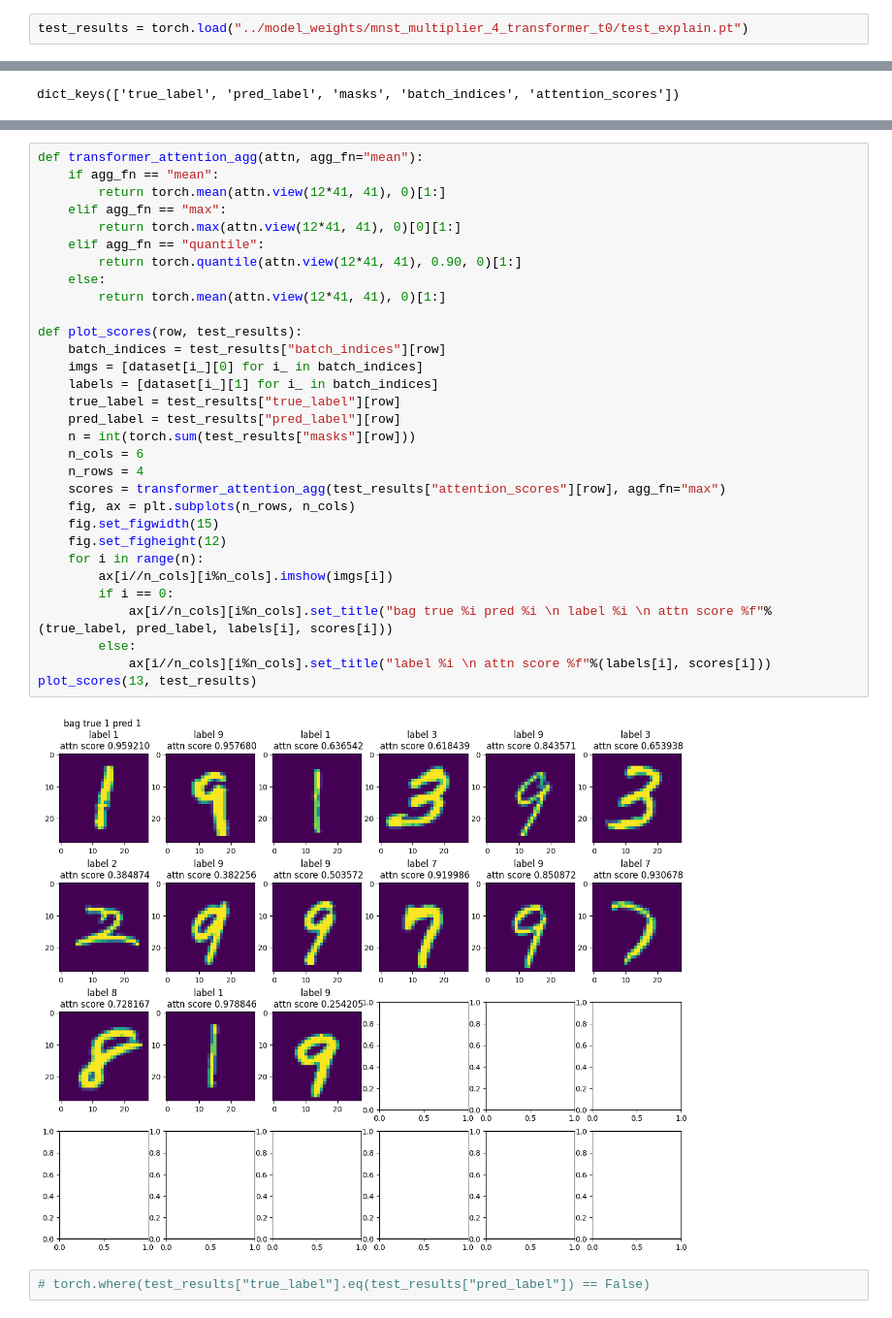
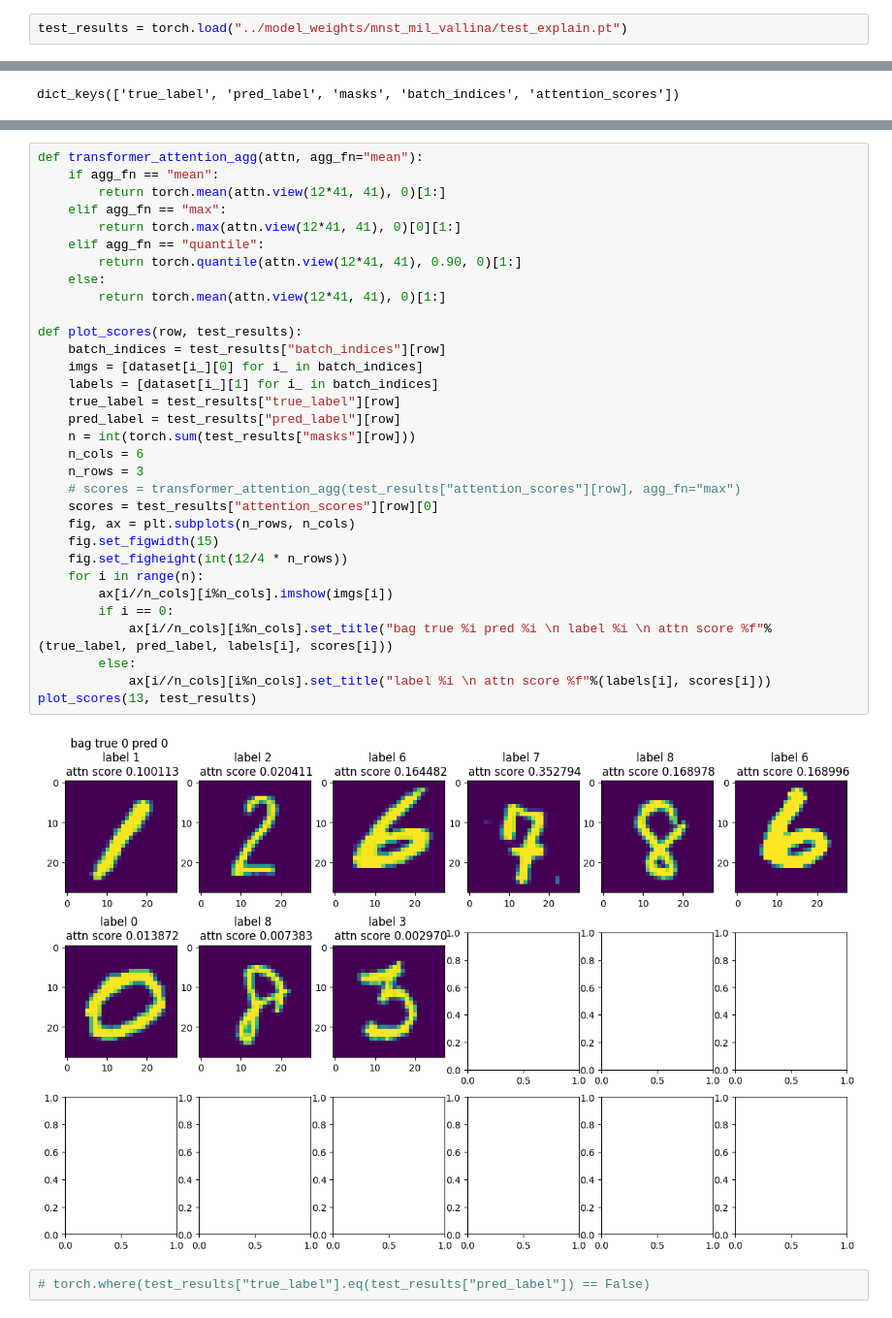
Before and after one commit to HoustonJ2013/transformer-deep-multi-instance-learning, a Jupyter notebook: notebooks/mnst_MIL_model_explaination.ipynb, the cells around one changed output, grey strips where cells are left out. Shown at 97% size. Drawn from its saved outputs; the diff is of its cells as text.

```diff
--- a/notebooks/mnst_MIL_model_explaination.ipynb
+++ b/notebooks/mnst_MIL_model_explaination.ipynb
@@ -13,7 +13,7 @@ dataset = datasets.MNIST('../datasets',
                       download=True,
                       transform=None)
 # %%
-test_results = torch.load("../model_weights/mnst_multiplier_4_transformer_t0/test_explain.pt")
+test_results = torch.load("../model_weights/mnst_mil_vallina/test_explain.pt")
 # %%
 test_results.keys()
 # %% [output]
@@ -36,36 +34,37 @@ tensor([7406, 7057, 6385, 6322, 6758, 6618, 4201, 1044,  656, 7971, 2950, 6301,
 # %%
 def transformer_attention_agg(attn, agg_fn="mean"):
     if agg_fn == "mean":
         return torch.mean(attn.view(12*41, 41), 0)[1:]
     elif agg_fn == "max":
         return torch.max(attn.view(12*41, 41), 0)[0][1:]
     elif agg_fn == "quantile":
         return torch.quantile(attn.view(12*41, 41), 0.90, 0)[1:]
     else:
         return torch.mean(attn.view(12*41, 41), 0)[1:]
 
 def plot_scores(row, test_results):
     batch_indices = test_results["batch_indices"][row]
     imgs = [dataset[i_][0] for i_ in batch_indices]
     labels = [dataset[i_][1] for i_ in batch_indices]
     true_label = test_results["true_label"][row]
     pred_label = test_results["pred_label"][row]
     n = int(torch.sum(test_results["masks"][row]))
     n_cols = 6
-    n_rows = 4
-    scores = transformer_attention_agg(test_results["attention_scores"][row], agg_fn="max")
+    n_rows = 3
+    # scores = transformer_attention_agg(test_results["attention_scores"][row], agg_fn="max")
+    scores = test_results["attention_scores"][row][0]
     fig, ax = plt.subplots(n_rows, n_cols)
     fig.set_figwidth(15)
-    fig.set_figheight(12)
+    fig.set_figheight(int(12/4 * n_rows))
     for i in range(n):
         ax[i//n_cols][i%n_cols].imshow(imgs[i])
         if i == 0:
             ax[i//n_cols][i%n_cols].set_title("bag true %i pred %i \n label %i \n attn score %f"%(true_label, pred_label, labels[i], scores[i]))
         else:
             ax[i//n_cols][i%n_cols].set_title("label %i \n attn score %f"%(labels[i], scores[i]))
 plot_scores(13, test_results)
 # %% [output]
-[figure, old version]
+[figure, new version]
 # %%
 # torch.where(test_results["true_label"].eq(test_results["pred_label"]) == False)
 # %%
```
Also changed, not shown: parts of 3 cells of this notebook, 2 other files.
